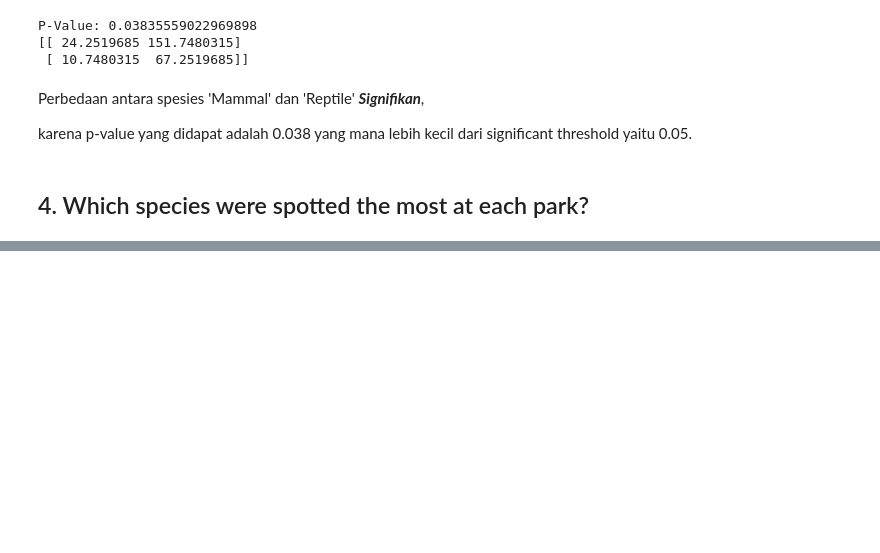
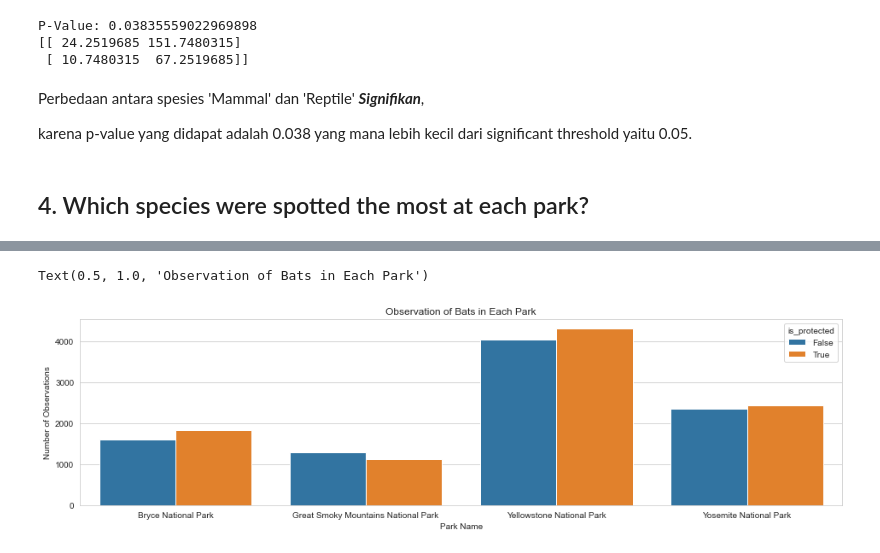
Before and after one commit to Penzragon/biodiversity, a Jupyter notebook: biodiversity.ipynb, the cells around one changed output, grey strips where cells are left out. Saved outputs shown, nothing was run; the diff lists cells and outputs as text; code cells hidden in the pictures; blank space fills up the shorter version.

```diff
--- a/biodiversity.ipynb
+++ b/biodiversity.ipynb
@@ -255,0 +339,3 @@ karena p-value yang didapat adalah 0.038 yang mana lebih kecil dari significant
+# %%
+species['is_bat'] = species.common_names.str.contains(r'\bBat\b', regex=True)
+species.head()
@@ -255,0 +371,3 @@ karena p-value yang didapat adalah 0.038 yang mana lebih kecil dari significant
+# %%
+bat_observation = observations.merge(species[species.is_bat])
+bat_observation.head()
@@ -255,0 +389,3 @@ karena p-value yang didapat adalah 0.038 yang mana lebih kecil dari significant
+# %%
+bat_park = bat_observation.groupby(['park_name', 'is_protected']).observations.sum().reset_index()
+bat_park
@@ -255,0 +402,9 @@ karena p-value yang didapat adalah 0.038 yang mana lebih kecil dari significant
+# %%
+ax = plt.subplots(figsize=(16, 4))
+sns.barplot(data=bat_park, x='park_name', y='observations', hue='is_protected')
+plt.xlabel('Park Name')
+plt.ylabel('Number of Observations')
+plt.title('Observation of Bats in Each Park')
+# %% [output]
+Text(0.5, 1.0, 'Observation of Bats in Each Park')
+[figure, added]
```
Also changed, not shown: parts of 22 cells of this notebook.
